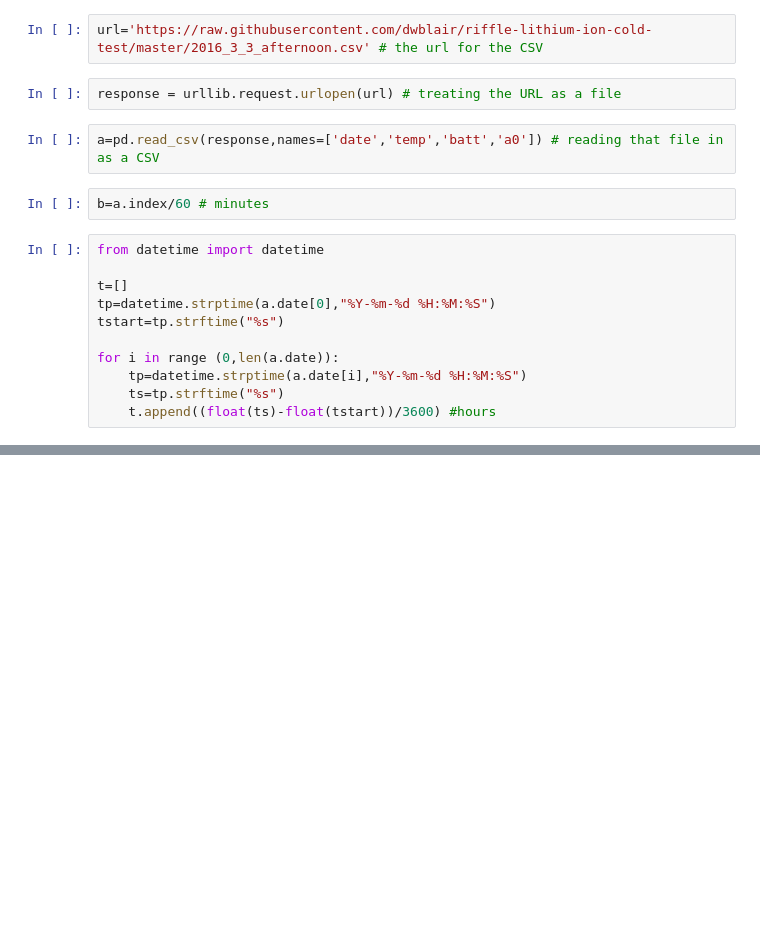
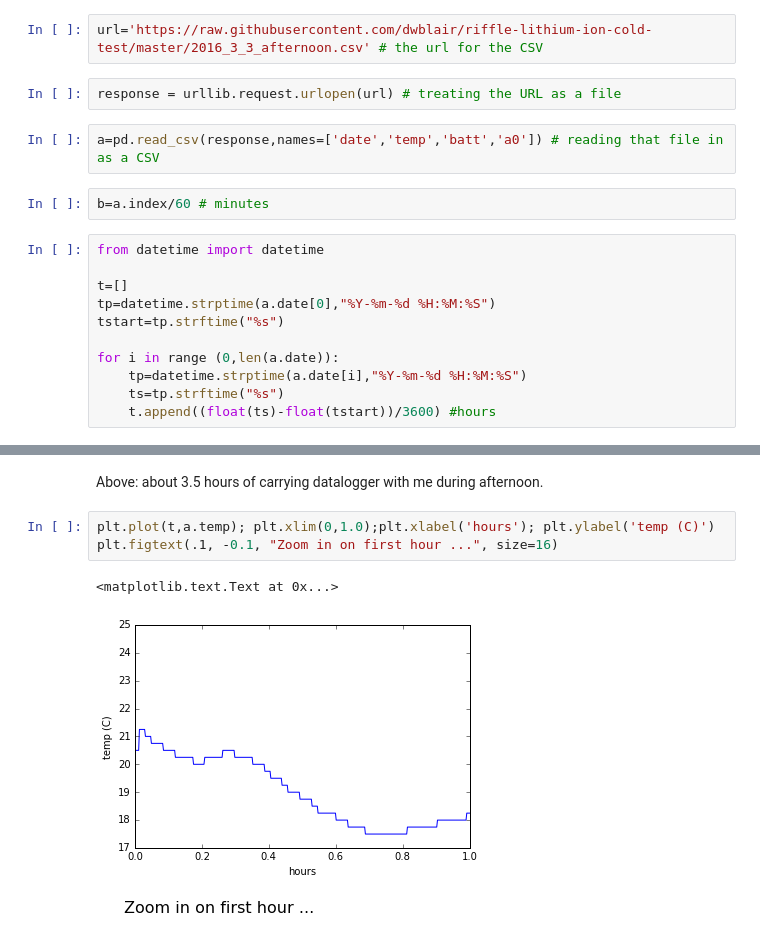
Before and after one commit to dwblair/riffle-lithium-ion-cold-test, a Jupyter notebook: CSV_test.ipynb, the cells around one changed output, grey strips where cells are left out. Drawn from its saved outputs; the diff is of its cells as text; blank space fills up the shorter version.

```diff
--- a/CSV_test.ipynb
+++ b/CSV_test.ipynb
@@ -97,0 +34,8 @@ plt.xlabel('time (s)'); plt.ylabel('Hertz / Ave(Hertz)') #add x and y labels
+# %% [markdown]
+Above: about 3.5 hours of carrying datalogger with me during afternoon.
+# %%
+plt.plot(t,a.temp); plt.xlim(0,1.0);plt.xlabel('hours'); plt.ylabel('temp (C)')
+plt.figtext(.1, -0.1, "Zoom in on first hour ...", size=16)
+# %% [output]
+<matplotlib.text.Text at 0x...>
+[figure, added]
```
Also changed, not shown: parts of 22 cells of this notebook, 1 other file.
